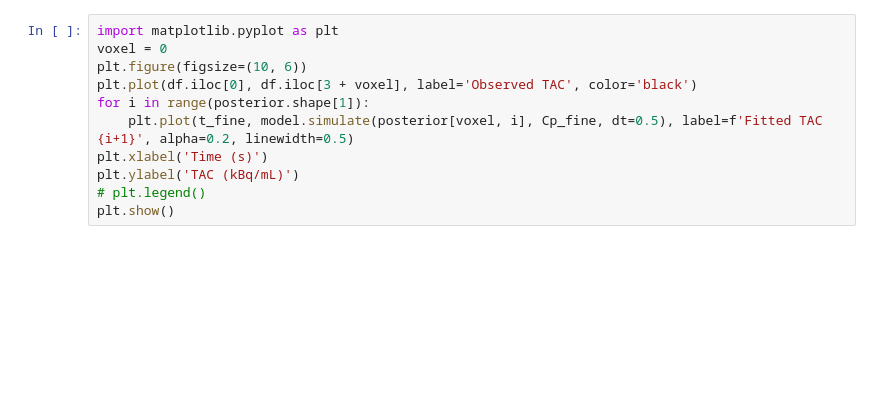
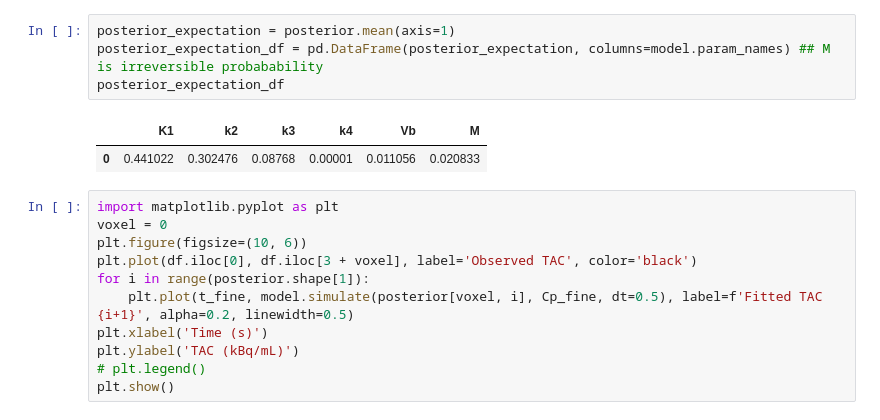
Before and after one commit to zephyralistair/vPET-ABC-fast-PET-kinetic-modelling-on-large-data, a Jupyter notebook: JAX alternative/ABC_JAX.ipynb, the cells around one changed output. Saved outputs shown, nothing was run; the diff lists cells and outputs as text; blank space fills up the shorter version.

Commit message:
Update ABC_JAX.ipynb
added model selection

```diff
--- a/JAX alternative/ABC_JAX.ipynb
+++ b/JAX alternative/ABC_JAX.ipynb
@@ -236,3 +261,10 @@ Posterior: (101, 48, 5)
+# %%
+posterior_expectation = posterior.mean(axis=1)
+posterior_expectation_df = pd.DataFrame(posterior_expectation, columns=model.param_names) ## M is irreversible probabability
+posterior_expectation_df
+# %% [output]
+|  | K1 | k2 | k3 | k4 | Vb | M |
+| 0 | 0.441022 | 0.302476 | 0.08768 | 0.00001 | 0.011056 | 0.020833 |
 # %%
 import matplotlib.pyplot as plt
 voxel = 0
```
Also changed, not shown: parts of 2 cells of this notebook.
